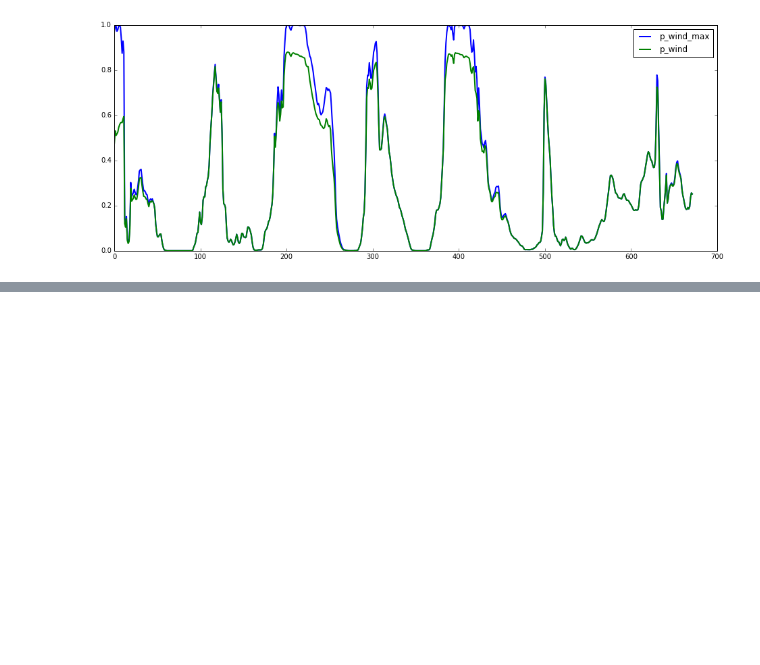
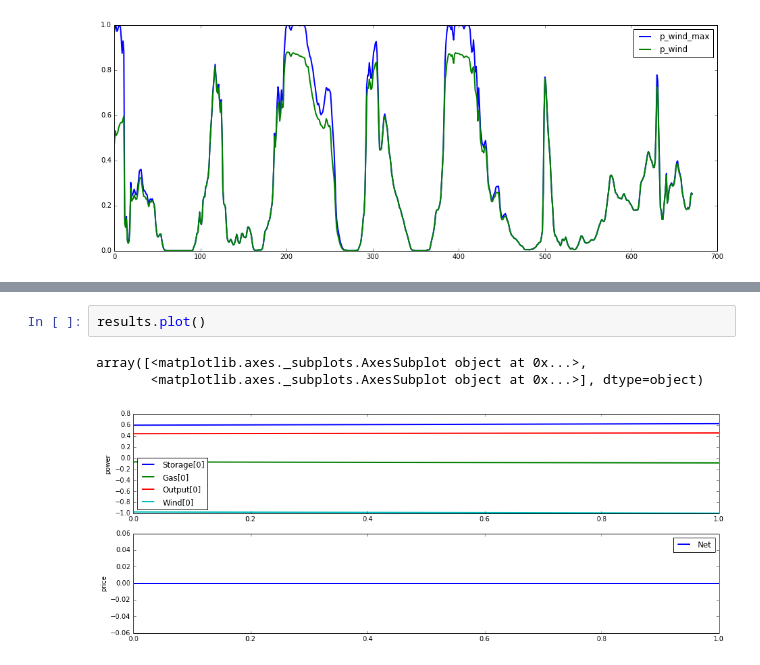
Before and after one commit to cvxgrp/cvxpower, a Jupyter notebook: notebooks/windfarm.ipynb, the cells around one changed output, grey strips where cells are left out. Saved outputs shown, nothing was run; the diff lists cells and outputs as text; blank space fills up the shorter version.

```diff
--- a/notebooks/windfarm.ipynb
+++ b/notebooks/windfarm.ipynb
@@ -153,0 +219,6 @@ plt.legend()
+# %%
+results.plot()
+# %% [output]
+array([<matplotlib.axes._subplots.AxesSubplot object at 0x...>,
+       <matplotlib.axes._subplots.AxesSubplot object at 0x...>], dtype=object)
+[figure, added]
```
Also changed, not shown: parts of 5 cells of this notebook, 5 other files.
